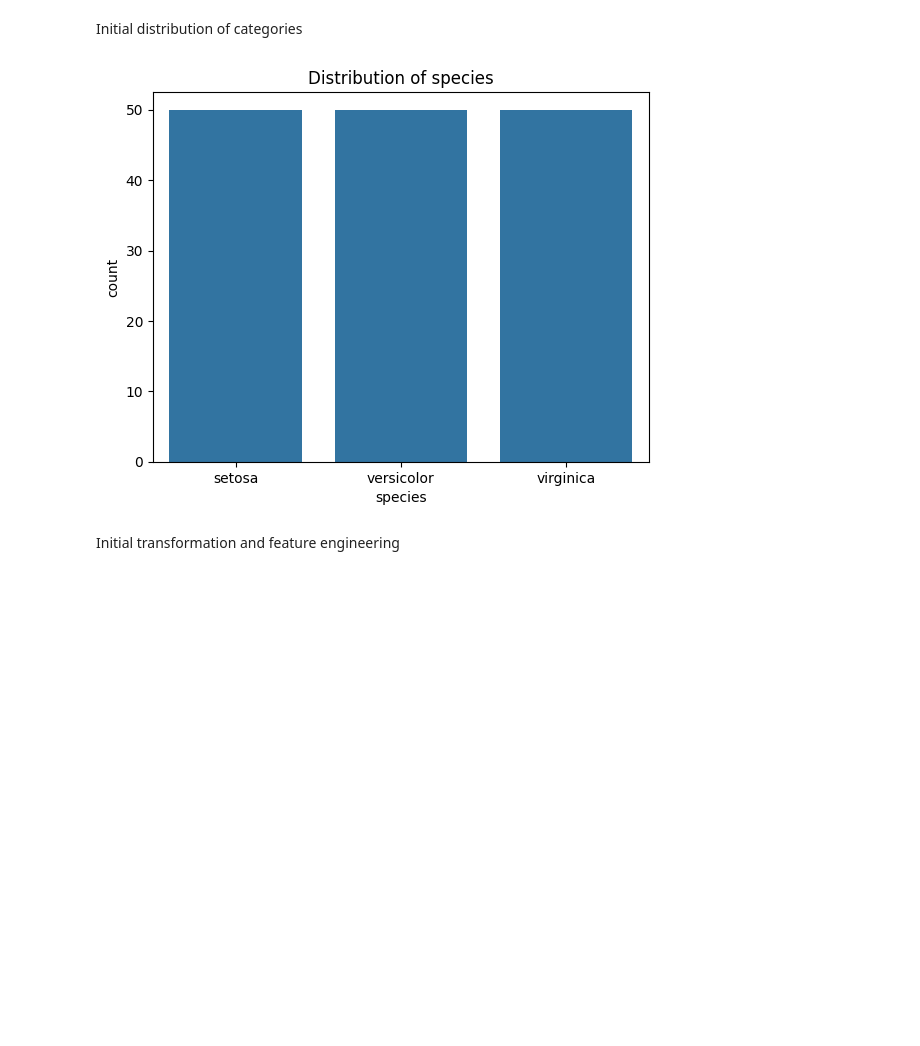
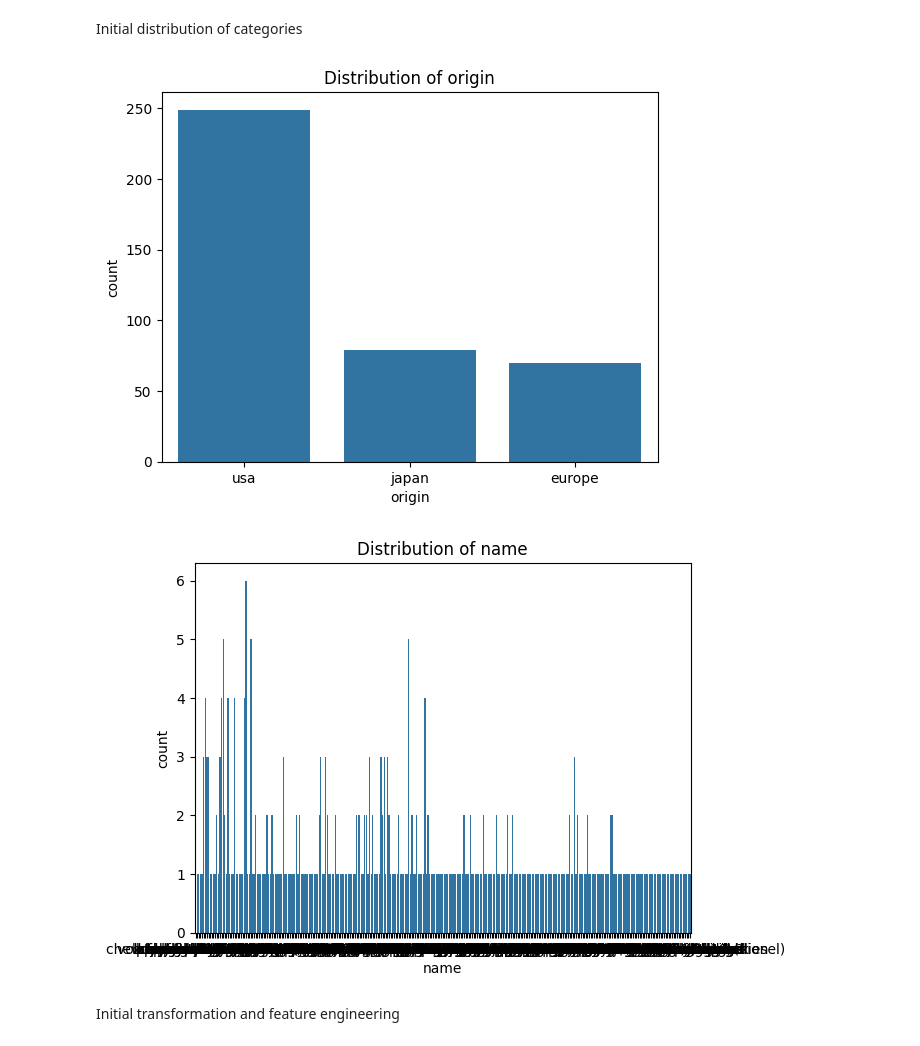
Before and after one commit to dfintel25/datafun-06-eda, a Jupyter notebook: fintel_eda.ipynb, the cells around one changed output. Drawn from its saved outputs; the diff is of its cells as text; code cells hidden in the pictures; blank space fills up the shorter version.

```diff
--- a/fintel_eda.ipynb
+++ b/fintel_eda.ipynb
@@ -12,7 +12,7 @@ import seaborn as sns
 Acquire the dataset
 # %%
 # Load the dataset into a pandas DataFrame - adjust this process for your custom data
-df = sns.load_dataset('iris')
+df = sns.load_dataset('mpg')
 
 # Inspect first rows of the DataFrame
 print(df.head())
@@ -80,19 +96,20 @@ plt.show()
 Initial distribution of categories
 # %%
 # Inspect value counts by categorical column
-df['species'].value_counts()
+df['horsepower'].value_counts()
 
 # Inspect value counts for all categorical columns
 for col in df.select_dtypes(include=['object', 'category']).columns:
     # Display count plot
     sns.countplot(x=col, data=df)
     plt.title(f'Distribution of {col}')
     plt.show()
 
 # Show all plots
 plt.show()
 # %% [output]
-[figure, old version]
+[figure, new version]
+[figure, added]
 # %% [markdown]
 Initial transformation and feature engineering
 # %%
```
Also changed, not shown: parts of 4 cells of this notebook, 1 other file.
